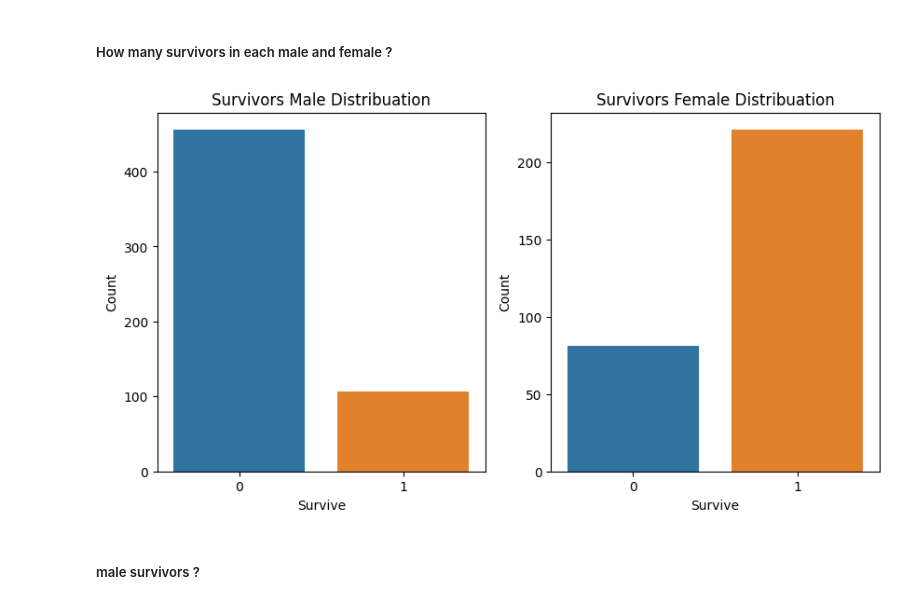
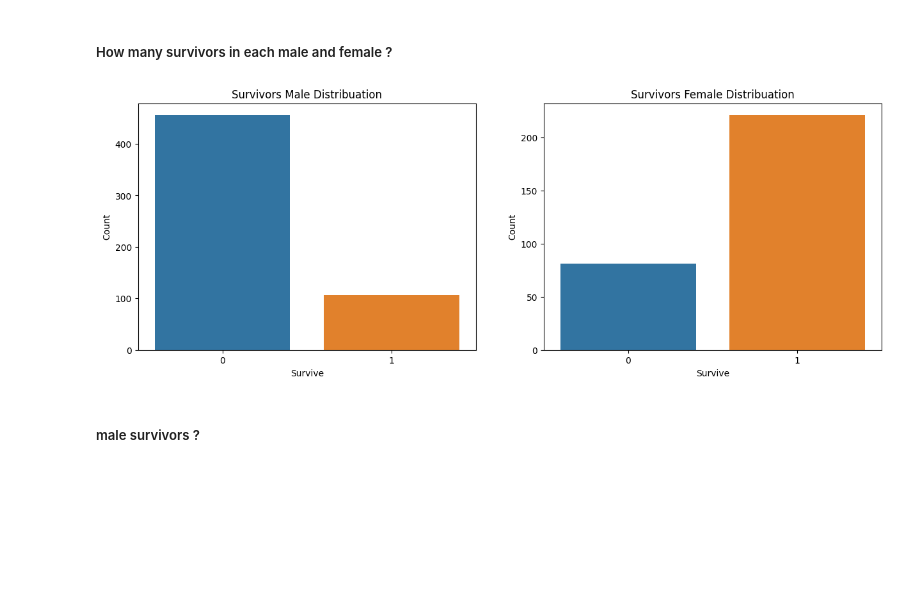
Before and after one commit to mazensafty7/Titanic-Prediction, a Jupyter notebook: Titanic_Prediction.ipynb, the cells around one changed output. Cells and saved outputs as stored; diff of their text form; code cells hidden in the pictures; blank space fills up the shorter version.

Commit message:
Kaggle Notebook | Titanic_Prediction

```diff
--- a/Titanic_Prediction.ipynb
+++ b/Titanic_Prediction.ipynb
@@ -215,7 +214,7 @@ sb.boxplot(x = titanic_data["Age"]);
 [figure]
 # %%
 out_index = titanic_data[titanic_data["Age"] >= 70].index
-titanic_data.drop(index = out_index , axis = 0 , inplace = True)
+titanic_data = titanic_data.drop(index = out_index , axis = 0)
 titanic_data["Age"].describe()
 # %% [output]
 count    884.000000
@@ -245,7 +244,7 @@ sb.boxplot(x = titanic_data["Fare"]);
 [figure]
 # %%
 out_index = titanic_data[titanic_data["Fare"] >= 200].index
-titanic_data.drop(index = out_index , axis = 0 , inplace = True)
+titanic_data = titanic_data.drop(index = out_index , axis = 0)
 titanic_data["Fare"].describe()
 # %% [output]
 count    864.000000
@@ -290,22 +289,21 @@ sb.countplot(data = titanic_data , x = "Survived");
 # %%
 male_data = titanic_data[titanic_data["Sex"] == "male"]
 female_data = titanic_data[titanic_data["Sex"] == "female"]
-
-plt.figure(figsize = [10,5])
+plt.figure(figsize = [15,5])
 
 plt.subplot(1 , 2 , 1)
-sb.countplot(data = male_data , x = "Survived")
+sns.countplot(data = male_data , x = "Survived")
 plt.title("Survivors Male Distribuation")
 plt.xlabel("Survive")
 plt.ylabel("Count")
 
 plt.subplot(1 , 2 , 2)
-sb.countplot(data = female_data , x = "Survived")
+sns.countplot(data = female_data , x = "Survived")
 plt.title("Survivors Female Distribuation")
 plt.xlabel("Survive")
 plt.ylabel("Count");
 # %% [output]
-[figure, old version]
+[figure, new version]
 # %% [markdown]
 ##### male survivors ?
 # %%
```
Also changed, not shown: parts of 68 cells of this notebook.
